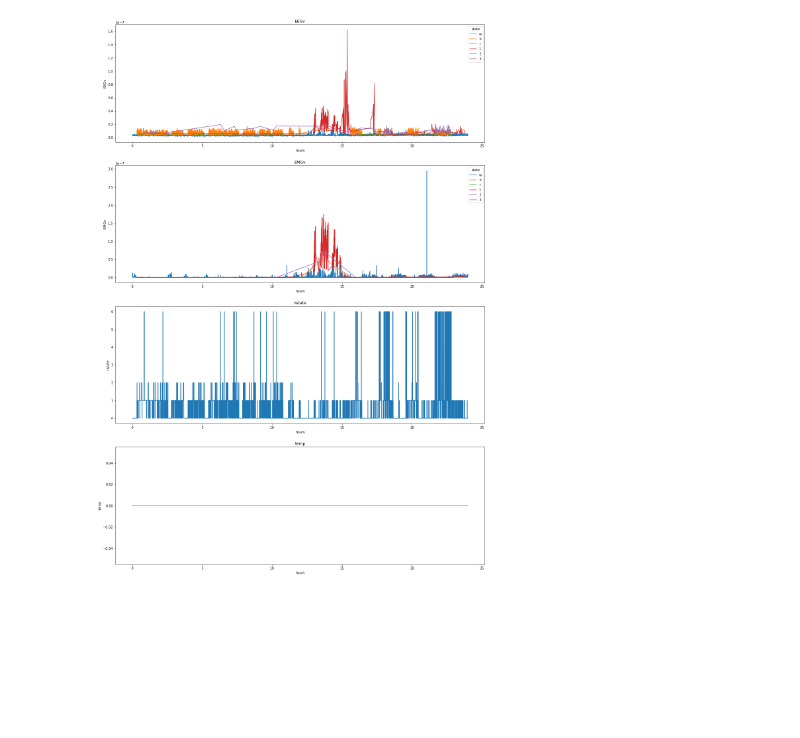
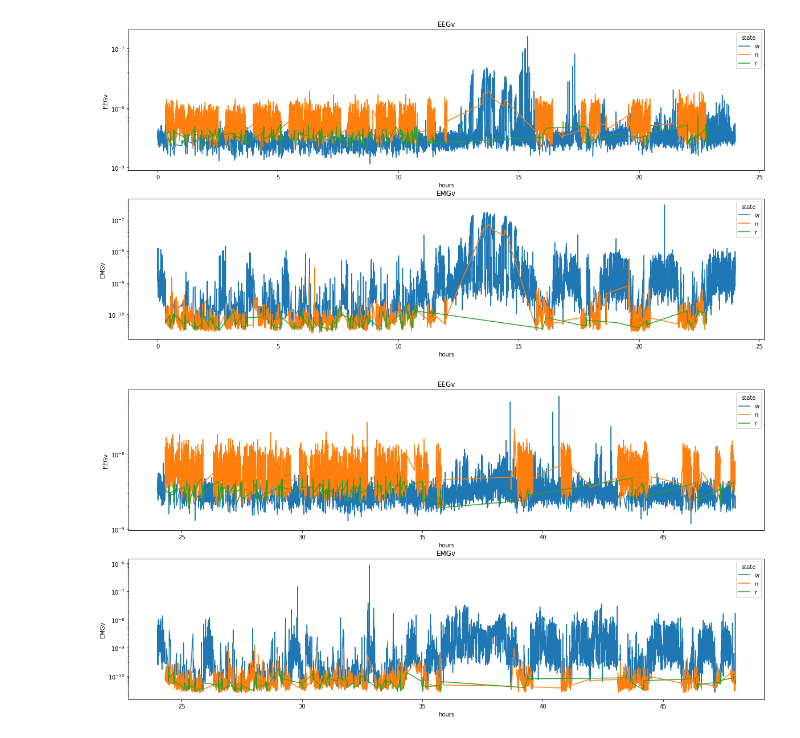
Before and after one commit to epfl-ML/project2-code, a Jupyter notebook: data_analysis.ipynb, the cells around one changed output. Saved outputs shown, nothing was run; the diff lists cells and outputs as text; code cells hidden in the pictures; blank space fills up the shorter version.

Commit message:
Update data analysis

```diff
--- a/data_analysis.ipynb
+++ b/data_analysis.ipynb
@@ -46,9 +44,8 @@ def to_hours(tick):
 df1['hours'] = df1.index.map(to_hours)
 df1['hours']
 
-numerical_map = {'w': 0, 'n': 1, 'r': 2, 'i': 5, '2': 6, '3': 7, '5': 8}
+mapping = {}
 
-df1['nstate'] = df1['state'].replace(numerical_map)
-df1['nstate'] = df1['nstate'].astype(float)
-df1['nstate'].value_counts()
+df1['cstate'] = df1['state'].replace(mapping)
+df1['cstate'].value_counts()
 # %% [output]
@@ -80,26 +56,28 @@ df_day4 = df1[64800:86400]
+# %%
+df1["day"] = df1.index // 21600
 # %%
 # plot a day of data
-def plot_df(df, log=False):
-    fig, axs = plt.subplots(4, 1, figsize=(20, 30))
+def plot_df(data, day, log=False, state="state"):
+    df = data[data["day"] == day]
 
-    eeg = sns.lineplot(data = df, x = "hours", y = "EEGv", hue = "state", ax=axs[0])
+    fig, axs = plt.subplots(2, 1, figsize=(20, 10))
+
+    eeg = sns.lineplot(data = df, x = "hours", y = "EEGv", hue = state, ax=axs[0])
     axs[0].set_title("EEGv")
 
-    emg = sns.lineplot(data = df, x = "hours", y = "EMGv", hue = "state", ax=axs[1])
+    emg = sns.lineplot(data = df, x = "hours", y = "EMGv", hue = state, ax=axs[1])
     axs[1].set_title("EMGv")
-
-    sns.lineplot(data = df, x = "hours", y = "nstate", ax=axs[2])
-    axs[2].set_title("nstate")
-
-    sns.lineplot(data = df, x = "hours", y = "temp", ax=axs[3])
-    axs[3].set_title("temp")
 
     if log:
         eeg.set(yscale="log")
         emg.set(yscale="log")
 
     plt.show()
-
-plot_df(df_day1, log=False)
-# %% [output]
-[figure, removed]
+# %%
+plot_df(data=df1, day=0, log=True)
+# %% [output]
+[figure, added]
+# %%
+plot_df(data=df1, day=1, log=True)
+# %% [output]
+[figure, added]
```
Also changed, not shown: parts of 9 cells of this notebook.
